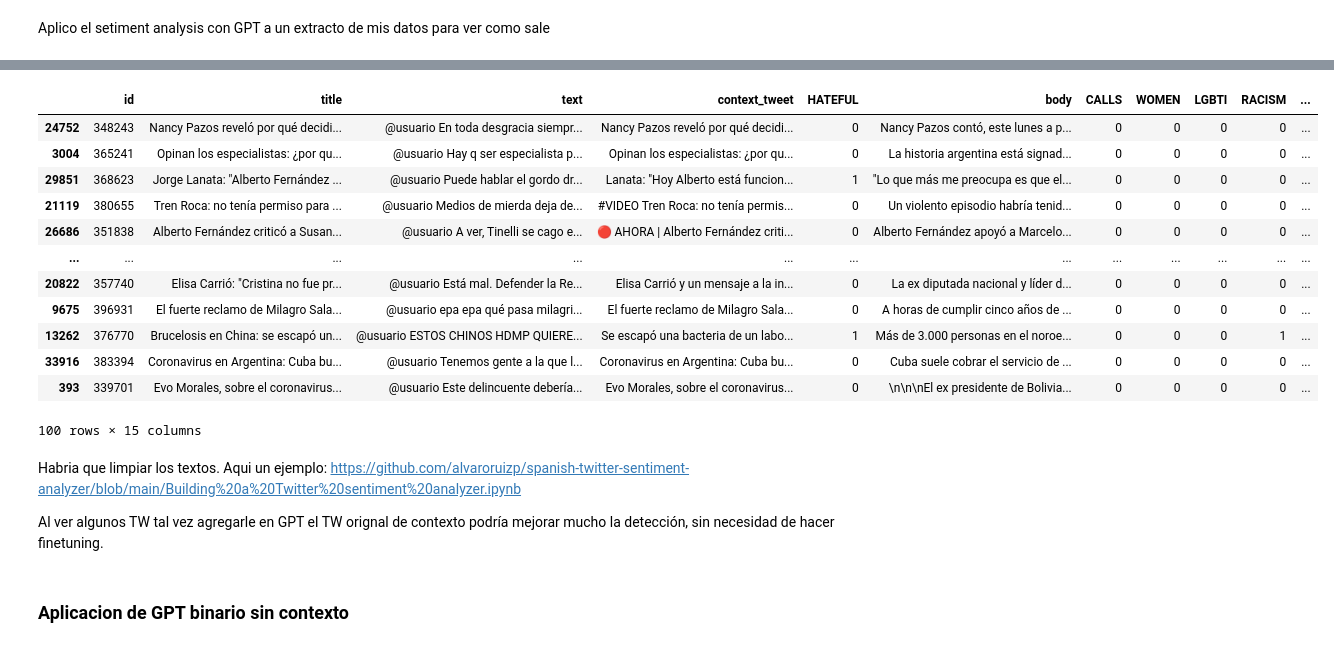
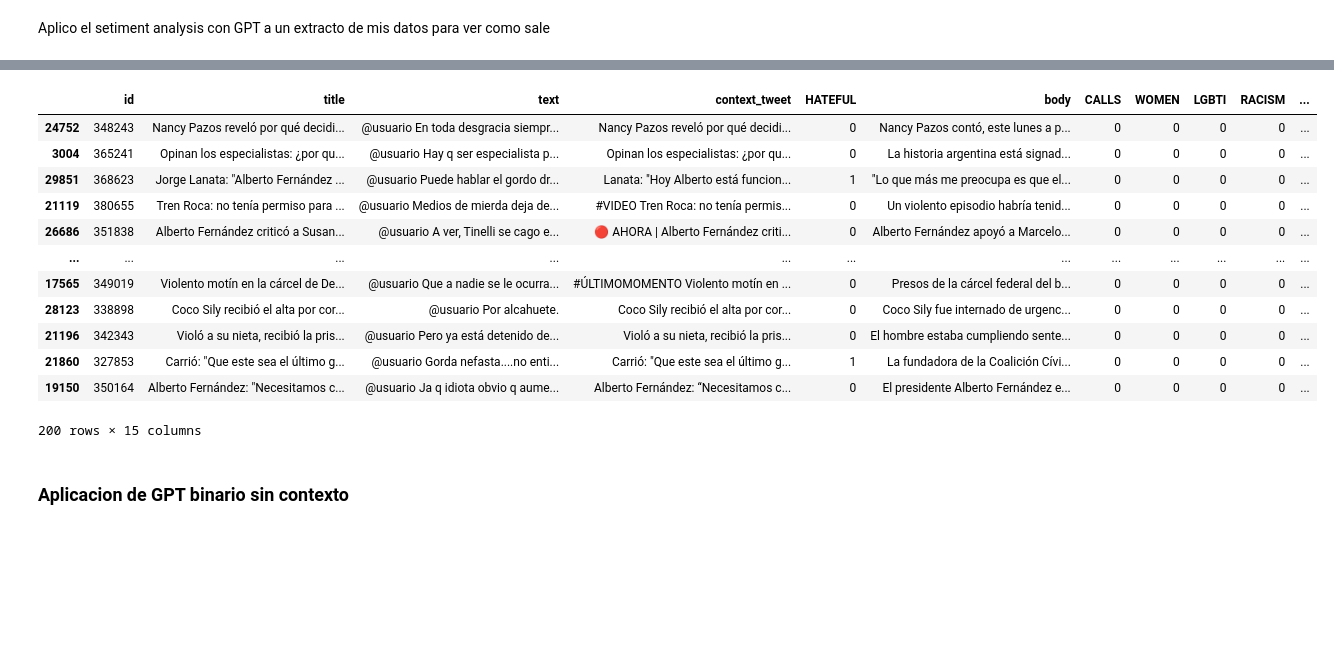
Before and after one commit to natdebandi/hate_speech_ar, a Jupyter notebook: Pruebas_GPT.ipynb, the cells around one changed output, grey strips where cells are left out. Cells and saved outputs as stored; diff of their text form; code cells hidden in the pictures; blank space fills up the shorter version.

```diff
--- a/Pruebas_GPT.ipynb
+++ b/Pruebas_GPT.ipynb
@@ -127,27 +137,22 @@ ds1 = load_dataset("piuba-bigdata/contextualized_hate_speech")
 # %%
 #tomo una muestra de 100 TW random
 df_sample = pd.DataFrame(ds1['train'])
 
                          #.select_columns(["text","context_tweet","HATEFUL"]))
 
-df_sample= df_sample.sample(n=100, random_state=0)
+df_sample= df_sample.sample(n=200, random_state=0)
 df_sample
 # %% [output]
 |  | id | title | text | context_tweet | HATEFUL | body | CALLS | WOMEN | LGBTI | RACISM | ... |
 | 24752 | 348243 | Nancy Pazos reveló por qué decidi... | @usuario En toda desgracia siempr... | Nancy Pazos reveló por qué decidi... | 0 | Nancy Pazos contó, este lunes a p... | 0 | 0 | 0 | 0 | ... |
 | 3004 | 365241 | Opinan los especialistas: ¿por qu... | @usuario Hay q ser especialista p... | Opinan los especialistas: ¿por qu... | 0 | La historia argentina está signad... | 0 | 0 | 0 | 0 | ... |
 | 29851 | 368623 | Jorge Lanata: "Alberto Fernández ... | @usuario Puede hablar el gordo dr... | Lanata: "Hoy Alberto está funcion... | 1 | "Lo que más me preocupa es que el... | 0 | 0 | 0 | 0 | ... |
 | 21119 | 380655 | Tren Roca: no tenía permiso para ... | @usuario Medios de mierda deja de... | #VIDEO Tren Roca: no tenía permis... | 0 | Un violento episodio habría tenid... | 0 | 0 | 0 | 0 | ... |
 | 26686 | 351838 | Alberto Fernández criticó a Susan... | @usuario A ver, Tinelli se cago e... | 🔴 AHORA | Alberto Fernández criti... | 0 | Alberto Fernández apoyó a Marcelo... | 0 | 0 | 0 | 0 | ... |
 | ... | ... | ... | ... | ... | ... | ... | ... | ... | ... | ... | ... |
-| 20822 | 357740 | Elisa Carrió: "Cristina no fue pr... | @usuario Está mal. Defender la Re... | Elisa Carrió y un mensaje a la in... | 0 | La ex diputada nacional y líder d... | 0 | 0 | 0 | 0 | ... |
-| 9675 | 396931 | El fuerte reclamo de Milagro Sala... | @usuario epa epa qué pasa milagri... | El fuerte reclamo de Milagro Sala... | 0 | A horas de cumplir cinco años de ... | 0 | 0 | 0 | 0 | ... |
-| 13262 | 376770 | Brucelosis en China: se escapó un... | @usuario ESTOS CHINOS HDMP QUIERE... | Se escapó una bacteria de un labo... | 1 | Más de 3.000 personas en el noroe... | 0 | 0 | 0 | 1 | ... |
-| 33916 | 383394 | Coronavirus en Argentina: Cuba bu... | @usuario Tenemos gente a la que l... | Coronavirus en Argentina: Cuba bu... | 0 | Cuba suele cobrar el servicio de ... | 0 | 0 | 0 | 0 | ... |
-| 393 | 339701 | Evo Morales, sobre el coronavirus... | @usuario Este delincuente debería... | Evo Morales, sobre el coronavirus... | 0 | \n\n\nEl ex presidente de Bolivia... | 0 | 0 | 0 | 0 | ... |
+| 17565 | 349019 | Violento motín en la cárcel de De... | @usuario Que a nadie se le ocurra... | #ÚLTIMOMOMENTO Violento motín en ... | 0 | Presos de la cárcel federal del b... | 0 | 0 | 0 | 0 | ... |
+| 28123 | 338898 | Coco Sily recibió el alta por cor... | @usuario Por alcahuete. | Coco Sily recibió el alta por cor... | 0 | Coco Sily fue internado de urgenc... | 0 | 0 | 0 | 0 | ... |
+| 21196 | 342343 | Violó a su nieta, recibió la pris... | @usuario Pero ya está detenido de... | Violó a su nieta, recibió la pris... | 0 | El hombre estaba cumpliendo sente... | 0 | 0 | 0 | 0 | ... |
+| 21860 | 327853 | Carrió: "Que este sea el último g... | @usuario Gorda nefasta....no enti... | Carrió: "Que este sea el último g... | 1 | La fundadora de la Coalición Cívi... | 0 | 0 | 0 | 0 | ... |
+| 19150 | 350164 | Alberto Fernández: "Necesitamos c... | @usuario Ja q idiota obvio q aume... | Alberto Fernández: “Necesitamos c... | 0 | El presidente Alberto Fernández e... | 0 | 0 | 0 | 0 | ... |
-100 rows × 15 columns
+200 rows × 15 columns
-# %% [markdown]
-Habria que limpiar los textos. Aqui un ejemplo:
-https://github.com/alvaroruizp/spanish-twitter-sentiment-analyzer/blob/main/Building%20a%20Twitter%20sentiment%20analyzer.ipynb
-
-Al ver algunos TW tal vez agregarle en GPT el TW orignal de contexto podría mejorar mucho la detección, sin necesidad de hacer finetuning.
```
Also changed, not shown: parts of 22 cells of this notebook.
